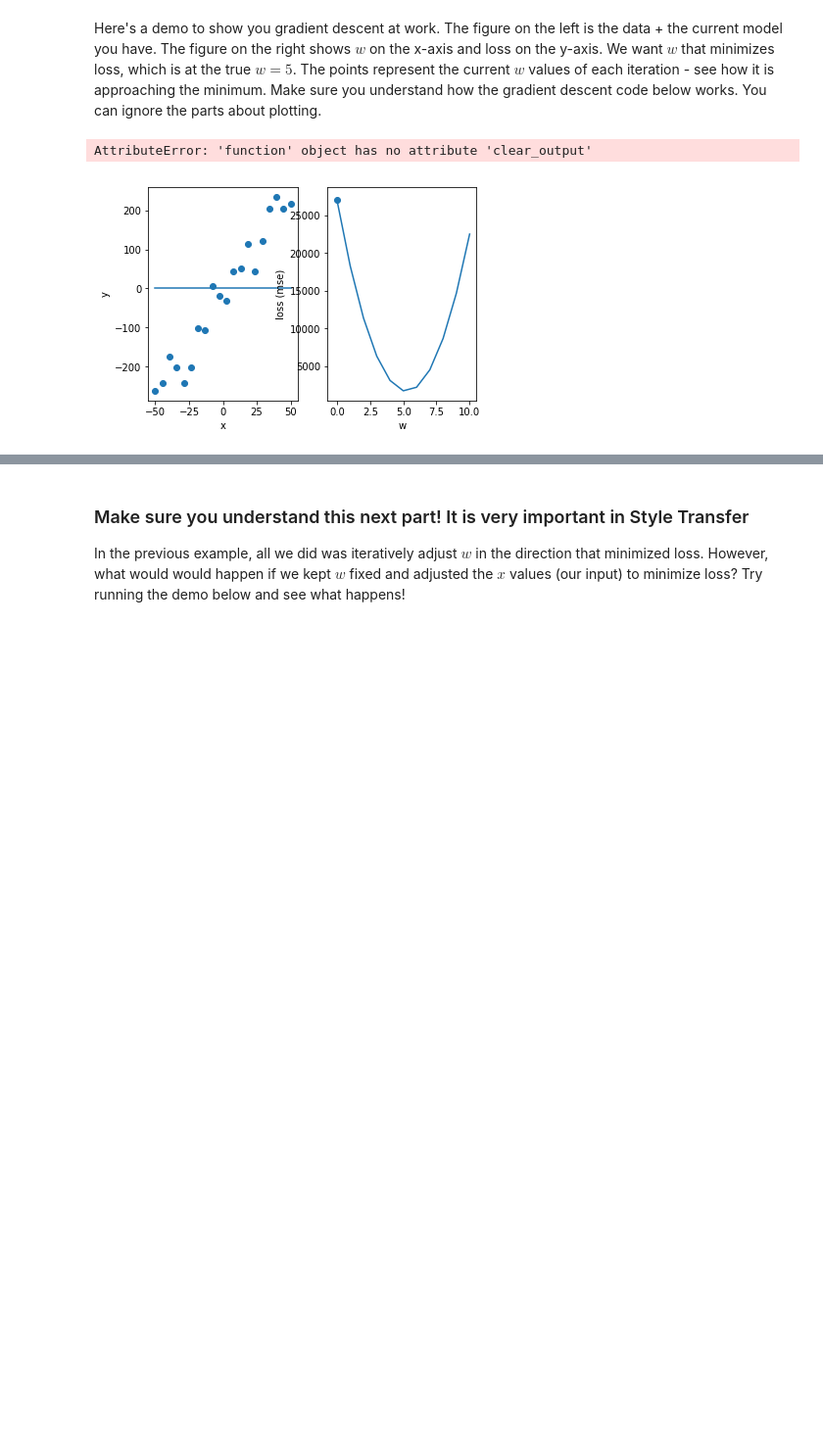
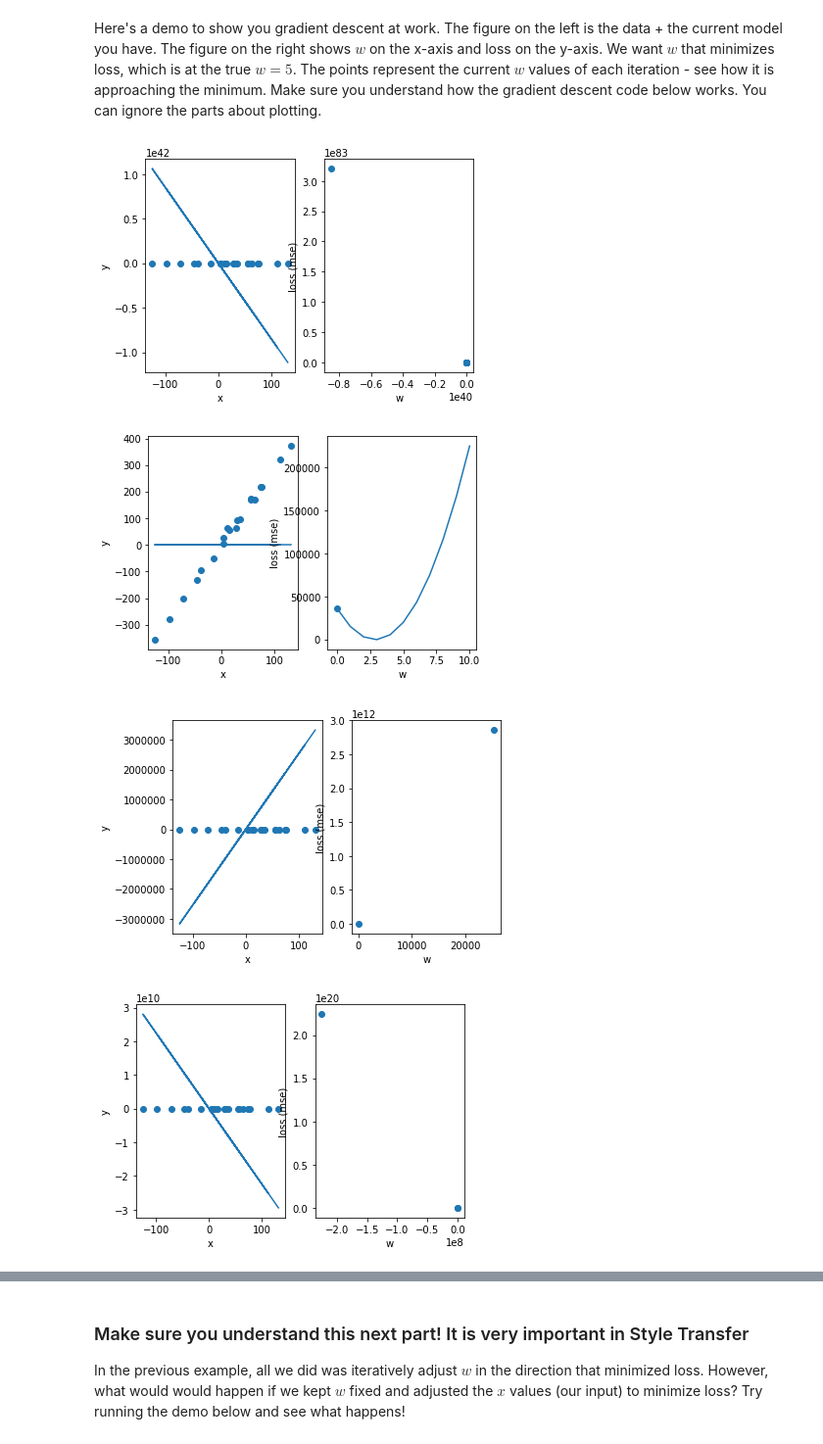
Before and after one commit to wuxiaohua1011/sp18-ulab-computervision, a Jupyter notebook: notebooks/GradientDescent.ipynb, the cells around one changed output, grey strips where cells are left out. Shown at 98% size. Saved outputs shown, nothing was run; the diff lists cells and outputs as text; code cells hidden in the pictures; blank space fills up the shorter version.

```diff
--- a/notebooks/GradientDescent.ipynb
+++ b/notebooks/GradientDescent.ipynb
@@ -166,11 +168,7 @@ $$MSE = \frac{1}{20}\sum_{i=1}^{20} (y_i - f(x_i))^2$$
 
 def grad(xs, ys, w):
     """ Your Code Here - Try to vectorize your solution! (but it's alright if you dont)"""
-    xs = Variable(torch.from_numpy(xs), requires_grad=True)
-    ys = Variable(torch.from_numpy(ys), requires_grad=True)
-    w = Variable(torch.DoubleTensor([w]),requires_grad = True)
-    result = loss(xs,ys,w)
-    return result.grad
+    return sum([-2 * ys[i] * xs[i] + 2 * w * xs[i] * xs[i]  for i in range(0,20)]) / 20
 # %%
 def grad_check():
     delta = 1e-8
@@ -222,20 +219,22 @@ def update(xs, ys, w):
 # %%
 iters = 10
 w = 0
 
 w_prev = [w]
 loss_prev = [loss(xs, ys, w)]
 update(xs, ys, w)
 
-step_size = 0.0001 # Try changing this to 0.001, 0.01, 0.1, 1 and see what happens!
+step_size = 1# Try changing this to 0.001, 0.01, 0.1, 1 and see what happens!
 
 for i in range(iters):
     g = grad(xs, ys, w)
     w = w - step_size * g
 
     w_prev.append(w)
     loss_prev.append(loss(xs, ys, w))
     update(xs, ys, w)
 # %% [output]
-AttributeError: 'function' object has no attribute 'clear_output'
-[figure, old version]
+[figure, new version]
+[figure, added]
+[figure, added]
+[figure, added]
```
Also changed, not shown: parts of 9 cells of this notebook, 1 other file.
